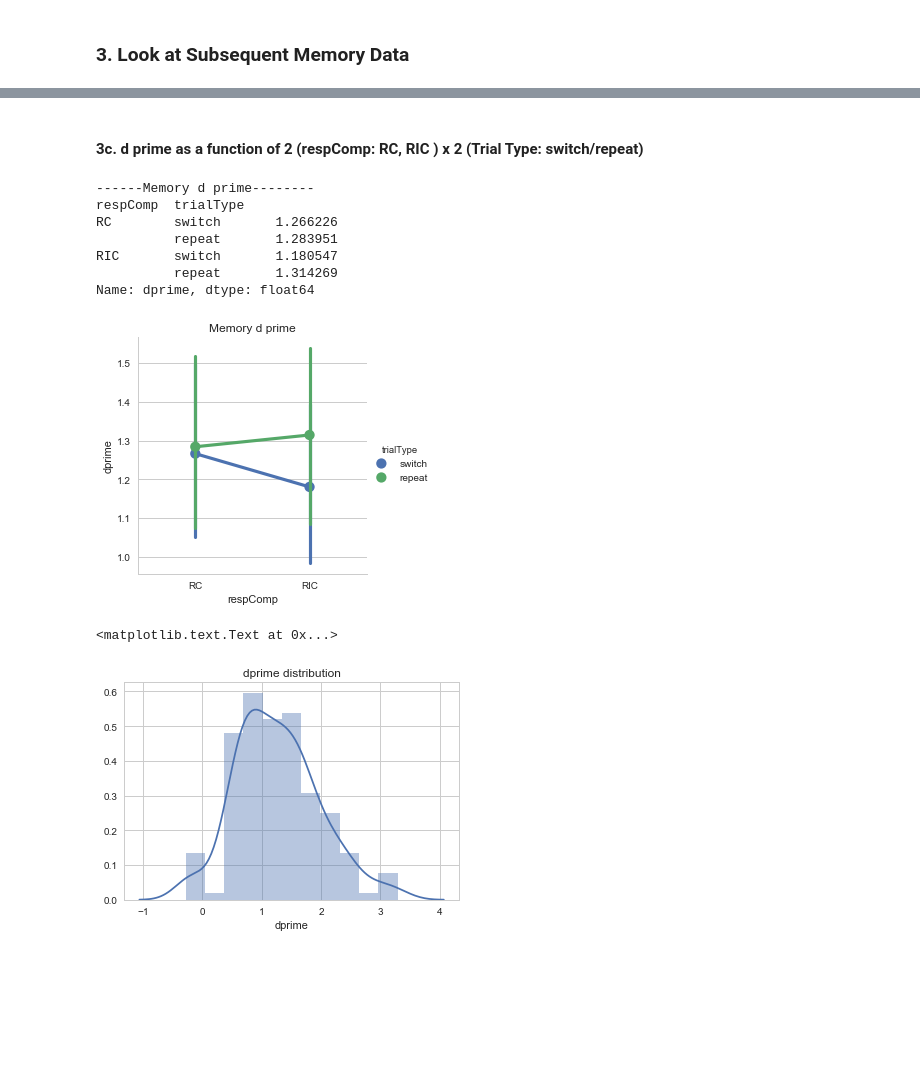
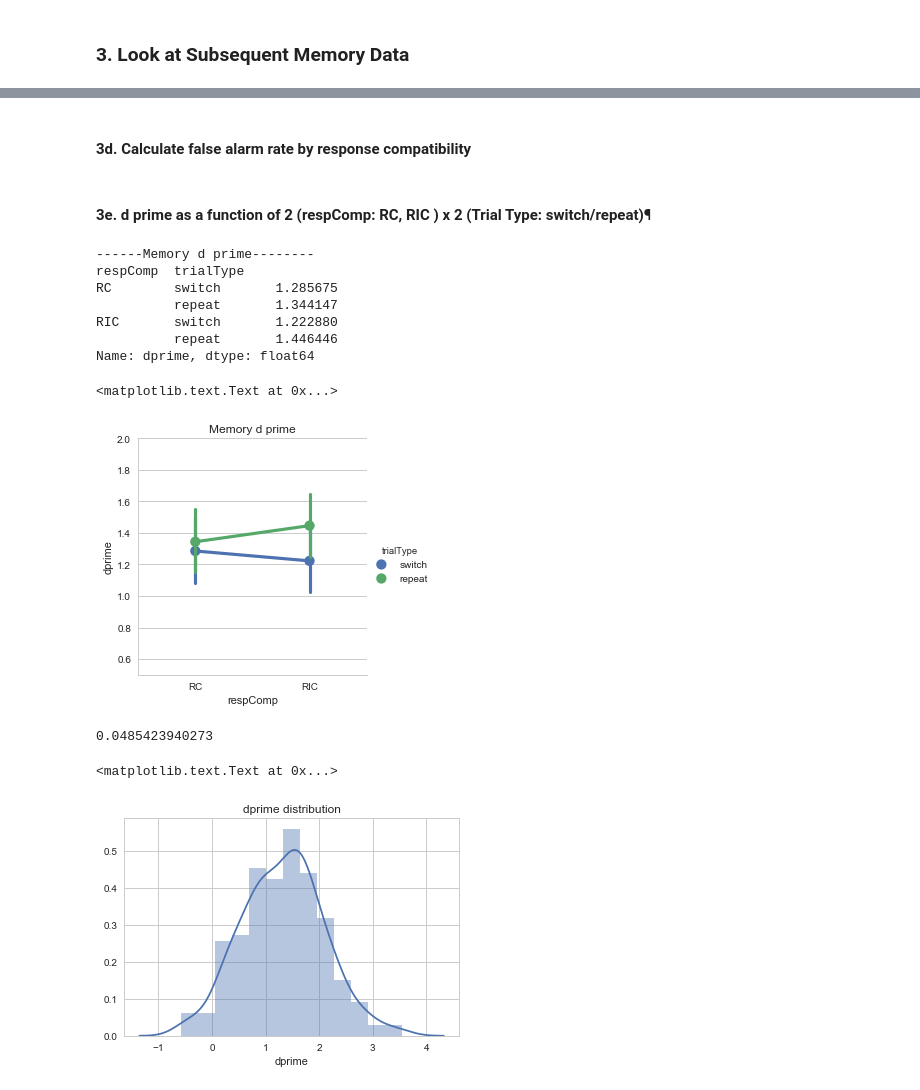
Before and after one commit to yuchinchiu/TSRC_v1_data, a Jupyter notebook: analysis_py/TSRC_basicAnalysis.ipynb, the cells around one changed output, grey strips where cells are left out. Saved outputs shown, nothing was run; the diff lists cells and outputs as text; code cells hidden in the pictures; blank space fills up the shorter version.

```diff
--- a/analysis_py/TSRC_basicAnalysis.ipynb
+++ b/analysis_py/TSRC_basicAnalysis.ipynb
@@ -140,11 +164,12 @@ False Alarm Rate was 25.44%
 # %%
-df_old = df_mem.loc[df_mem.memCond!='new']
+# Look at only images that were correct during T1 (Task-switching)
+df_old = df_mem.loc[(df_mem.memCond!='new') & (df_mem.task1ACC==1)]
 condM_mem_hits = df_old.groupby(['sbjId','respComp','trialType']).sbjACC.mean().reset_index()
 condM_mem_hits.rename(columns={'sbjACC': 'Hits'}, inplace=True)
 # a table of subject x condition
-sns.factorplot(x='respComp',y='sbjACC', data=df_old, hue='trialType')
-plt.title("Subsequent Memory Task mean ACC(Hit rate)")
-gpResult_hits = condM_mem_hits.groupby(['respComp','trialType']).Hits.mean()*100
-print('------Group mean Hit Rate--------')
+print('---------- Group mean Hit Rate (T1 correct items only) -----------')
+gpResult_hits= condM_mem_hits.groupby(['respComp','trialType']).Hits.mean()*100
 print(gpResult_hits)
+g = sns.factorplot(x='respComp',y='Hits', hue="trialType",data = condM_mem_hits)
+g.set(ylim=(0.5, 0.8))
 # %% [output]
@@ -168,28 +230,57 @@ print(simple_inX_test.pvalue)
+# %% [markdown]
+#### 3d. Calculate false alarm rate by response compatibility
+# %%
+condM_mem_byCat = df_old.groupby(['sbjId','respComp','trialType','stimCat']).sbjACC.mean().reset_index()
+condM_mem_byCat.rename(columns={'sbjACC': 'Hits'}, inplace=True)
+CRrate_byCat = df_mem.loc[df_mem.memCond=='new',:].groupby(['sbjId','stimCat']).sbjACC.mean().reset_index()
+CRrate_byCat.rename(columns={'sbjACC': 'CRrate'}, inplace=True)
+for r in range(0,len(condM_mem_byCat)-1,1):
+    S     = condM_mem_byCat.loc[r,'sbjId']
+    sCat  = condM_mem_byCat.loc[r,'stimCat']
+    condM_mem_byCat.loc[r,'CRrate']= float(CRrate_byCat.loc[(CRrate_byCat.stimCat==sCat) & (CRrate_byCat.sbjId==S),'CRrate'])
+# %%
+condM_mem_byCat.Hits.replace(1, 19.5/20, inplace=True)
+condM_mem_byCat.CRrate.replace(1, 19.5/20, inplace=True)
+condM_mem_byCat.Hits.replace(0, 0.5/20, inplace=True)
+condM_mem_byCat.CRrate.replace(0, 0.5/20, inplace=True)
+condM_mem_byCat['zHit']=stats.norm.ppf(condM_mem_byCat.Hits)
+condM_mem_byCat['zFA'] =stats.norm.ppf(1-condM_mem_byCat.CRrate)
+condM_mem_byCat['dprime'] = condM_mem_byCat['zHit'] - condM_mem_byCat['zFA']
 # %% [markdown]
-#### 3c. d prime as a function of  2 (respComp: RC, RIC ) x 2 (Trial Type: switch/repeat)
+#### 3e. d prime as a function of 2 (respComp: RC, RIC ) x 2 (Trial Type: switch/repeat)¶
 # %%
-condM_mem_hits['zHits'] = stats.norm.ppf(condM_mem_hits.Hits)
-condM_mem_CRrate['zFA'] = stats.norm.ppf(1-condM_mem_CRrate.CRrate)
-condM_mem_dprime = condM_mem_hits.merge(condM_mem_CRrate,right_on = 'sbjId', left_on = 'sbjId',how = 'outer')
-condM_mem_dprime['dprime'] = condM_mem_dprime['zHits']-condM_mem_dprime['zFA']
+condM_dprime = condM_mem_byCat.groupby(['sbjId','respComp','trialType']).dprime.mean().reset_index()
 # a table of subject x condition
-gpResult_mem_dprime = condM_mem_dprime.groupby(['respComp','trialType']).dprime.mean()
-sns.factorplot(x='respComp',y = 'dprime', data=condM_mem_dprime, hue='trialType')
+print('------Memory d prime--------')
+gpResult_mem_dprime = condM_dprime.groupby(['respComp','trialType']).dprime.mean()
+print(gpResult_mem_dprime)
+# plot results
+g = sns.factorplot(x='respComp',y = 'dprime', hue='trialType', data=condM_dprime)
+g.set(ylim=(0.5, 2))
 plt.title('Memory d prime')
-print('------Memory d prime--------')
-print(gpResult_mem_dprime)
 # %% [output]
 ------Memory d prime--------
 respComp  trialType
-RC        switch       1.266226
-          repeat       1.283951
-RIC       switch       1.180547
-          repeat       1.314269
+RC        switch       1.285675
+          repeat       1.344147
+RIC       switch       1.222880
+          repeat       1.446446
 Name: dprime, dtype: float64
+<matplotlib.text.Text at 0x...>
-[figure, old version]
+[figure, new version]
+# %%
+# Testing dprime interaction on T1 correct imgages
+a = np.array(condM_dprime.loc[(condM_dprime.respComp=='RC')  & (condM_dprime.trialType=='switch'),'dprime'])
+b = np.array(condM_dprime.loc[(condM_dprime.respComp=='RC')  & (condM_dprime.trialType=='repeat'),'dprime'])
+c = np.array(condM_dprime.loc[(condM_dprime.respComp=='RIC') & (condM_dprime.trialType=='switch'),'dprime'])
+d = np.array(condM_dprime.loc[(condM_dprime.respComp=='RIC') & (condM_dprime.trialType=='repeat'),'dprime'])
+simple_inX_test = stats.ttest_rel(a-b,c-d)
+print(simple_inX_test.pvalue)
+# %% [output]
+0.0485423940273
 # %%
-sns.distplot(condM_mem_dprime.dprime)
+sns.distplot(condM_dprime.dprime)
 plt.title('dprime distribution')
 # %% [output]
 <matplotlib.text.Text at 0x...>
-[figure, old version]
+[figure, new version]
```
Also changed, not shown: parts of 23 cells of this notebook, 1 other file.
